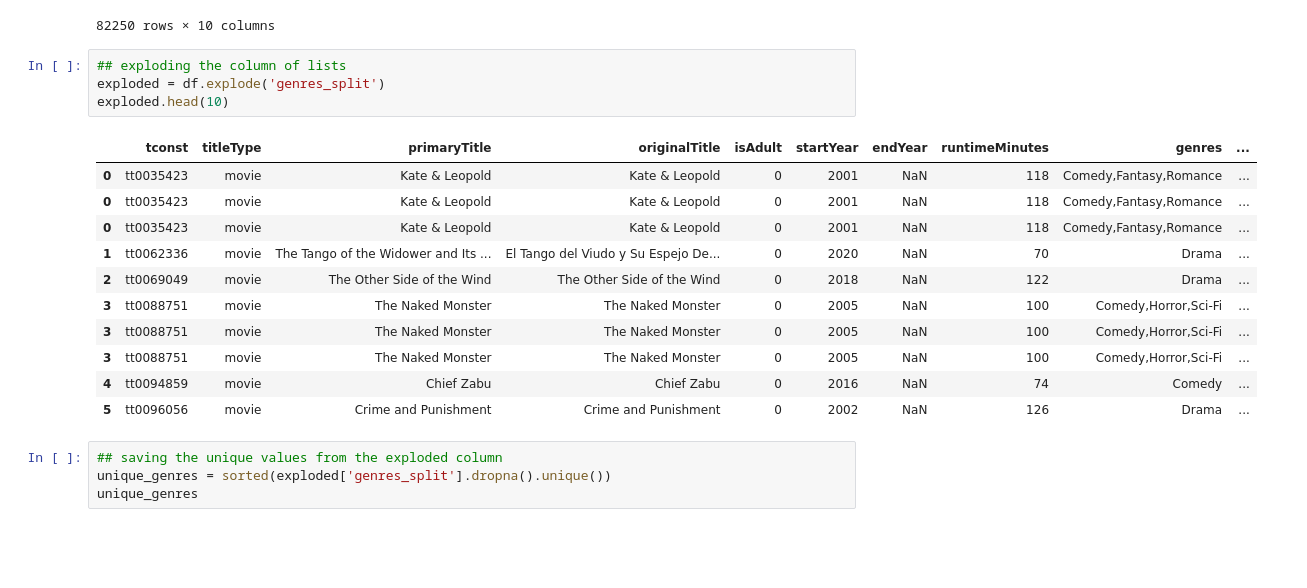
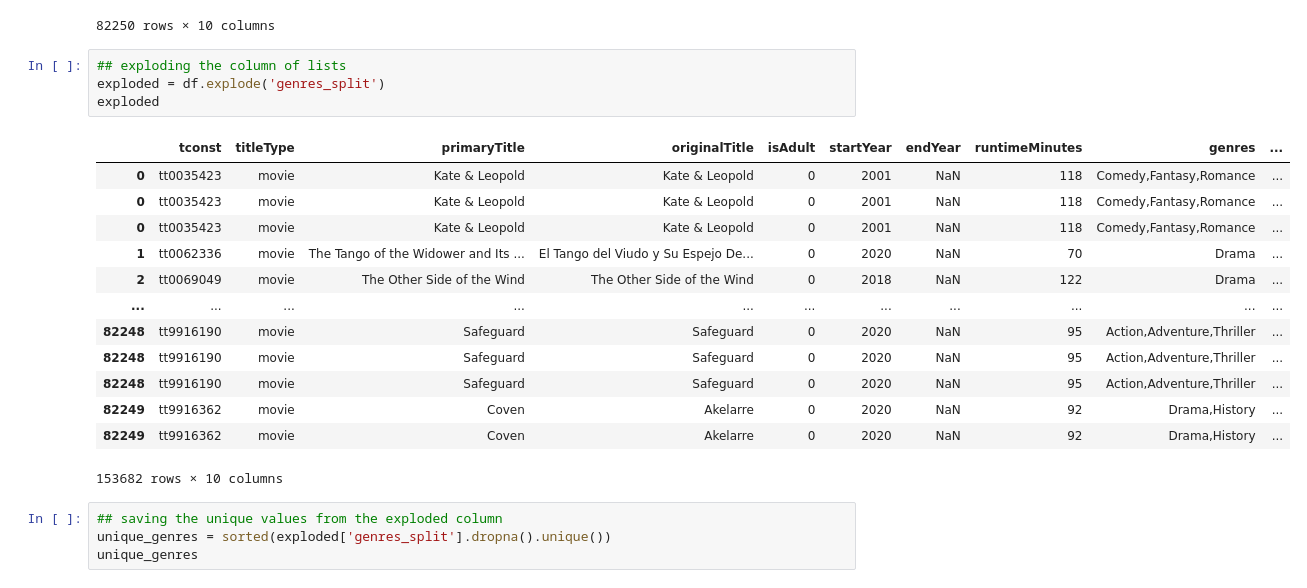
Before and after one commit to rdbhatkal/IMDB, a Jupyter notebook: Project 3 - part 3.ipynb, the cells around one changed output. Drawn from its saved outputs; the diff is of its cells as text; blank space fills up the shorter version.

```diff
--- a/Project 3 - part 3.ipynb
+++ b/Project 3 - part 3.ipynb
@@ -56,19 +66,21 @@ df
 # %%
 ## exploding the column of lists
 exploded = df.explode('genres_split')
-exploded.head(10)
+exploded
 # %% [output]
 |  | tconst | titleType | primaryTitle | originalTitle | isAdult | startYear | endYear | runtimeMinutes | genres | ... |
 | 0 | tt0035423 | movie | Kate & Leopold | Kate & Leopold | 0 | 2001 | NaN | 118 | Comedy,Fantasy,Romance | ... |
 | 0 | tt0035423 | movie | Kate & Leopold | Kate & Leopold | 0 | 2001 | NaN | 118 | Comedy,Fantasy,Romance | ... |
 | 0 | tt0035423 | movie | Kate & Leopold | Kate & Leopold | 0 | 2001 | NaN | 118 | Comedy,Fantasy,Romance | ... |
 | 1 | tt0062336 | movie | The Tango of the Widower and Its ... | El Tango del Viudo y Su Espejo De... | 0 | 2020 | NaN | 70 | Drama | ... |
 | 2 | tt0069049 | movie | The Other Side of the Wind | The Other Side of the Wind | 0 | 2018 | NaN | 122 | Drama | ... |
-| 3 | tt0088751 | movie | The Naked Monster | The Naked Monster | 0 | 2005 | NaN | 100 | Comedy,Horror,Sci-Fi | ... |
-| 3 | tt0088751 | movie | The Naked Monster | The Naked Monster | 0 | 2005 | NaN | 100 | Comedy,Horror,Sci-Fi | ... |
-| 3 | tt0088751 | movie | The Naked Monster | The Naked Monster | 0 | 2005 | NaN | 100 | Comedy,Horror,Sci-Fi | ... |
-| 4 | tt0094859 | movie | Chief Zabu | Chief Zabu | 0 | 2016 | NaN | 74 | Comedy | ... |
-| 5 | tt0096056 | movie | Crime and Punishment | Crime and Punishment | 0 | 2002 | NaN | 126 | Drama | ... |
+| ... | ... | ... | ... | ... | ... | ... | ... | ... | ... | ... |
+| 82248 | tt9916190 | movie | Safeguard | Safeguard | 0 | 2020 | NaN | 95 | Action,Adventure,Thriller | ... |
+| 82248 | tt9916190 | movie | Safeguard | Safeguard | 0 | 2020 | NaN | 95 | Action,Adventure,Thriller | ... |
+| 82248 | tt9916190 | movie | Safeguard | Safeguard | 0 | 2020 | NaN | 95 | Action,Adventure,Thriller | ... |
+| 82249 | tt9916362 | movie | Coven | Akelarre | 0 | 2020 | NaN | 92 | Drama,History | ... |
+| 82249 | tt9916362 | movie | Coven | Akelarre | 0 | 2020 | NaN | 92 | Drama,History | ... |
+153682 rows × 10 columns
 # %%
 ## saving the unique values from the exploded column
 unique_genres = sorted(exploded['genres_split'].dropna().unique())
```
Also changed, not shown: parts of 55 cells of this notebook, 4 other files.
